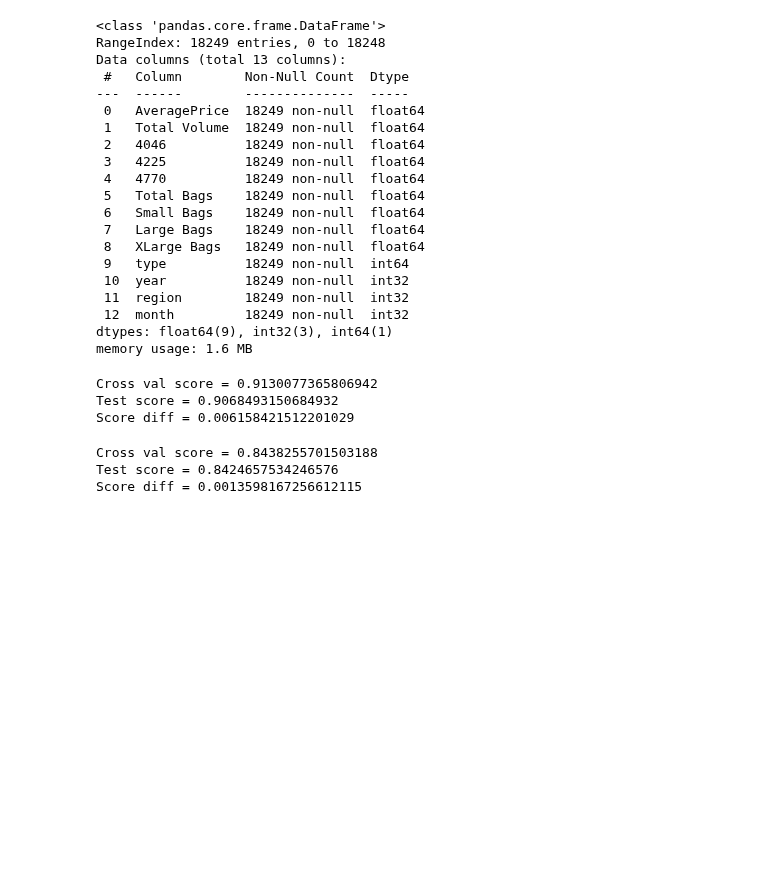
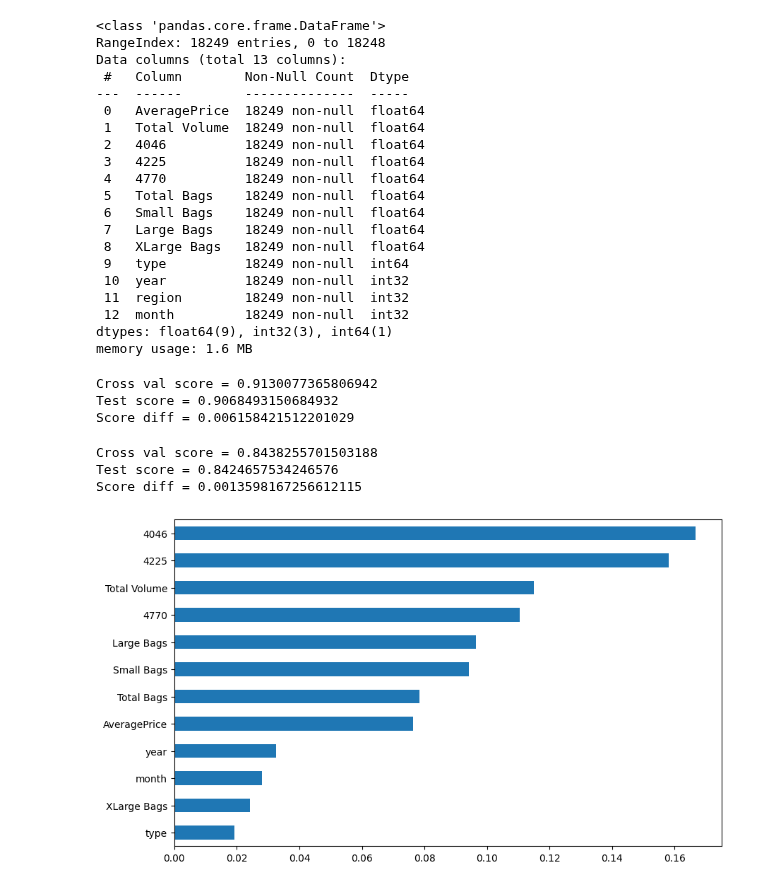
Before and after one commit to duttarajib78/Internship, a Jupyter notebook: First_Phase_Evaluation_Projects/avocado.ipynb, the cells around one changed output. Saved outputs shown, nothing was run; the diff lists cells and outputs as text; code cells hidden in the pictures; blank space fills up the shorter version.

```diff
--- a/First_Phase_Evaluation_Projects/avocado.ipynb
+++ b/First_Phase_Evaluation_Projects/avocado.ipynb
@@ -232,3 +237,11 @@ print(f'Score diff = {abs(cv_score-test_score)}')
 Cross val score = 0.8438255701503188
 Test score = 0.8424657534246576
 Score diff = 0.0013598167256612115
+# %%
+## Final model is the Random Forest model
+feature_importance=pd.Series(data=rfc.feature_importances_,
+                             index=X.columns.values).sort_values()
+plt.figure(figsize=(10,6))
+feature_importance.plot.barh();
+# %% [output]
+[figure, added]
```
Also changed, not shown: parts of 13 cells of this notebook.
